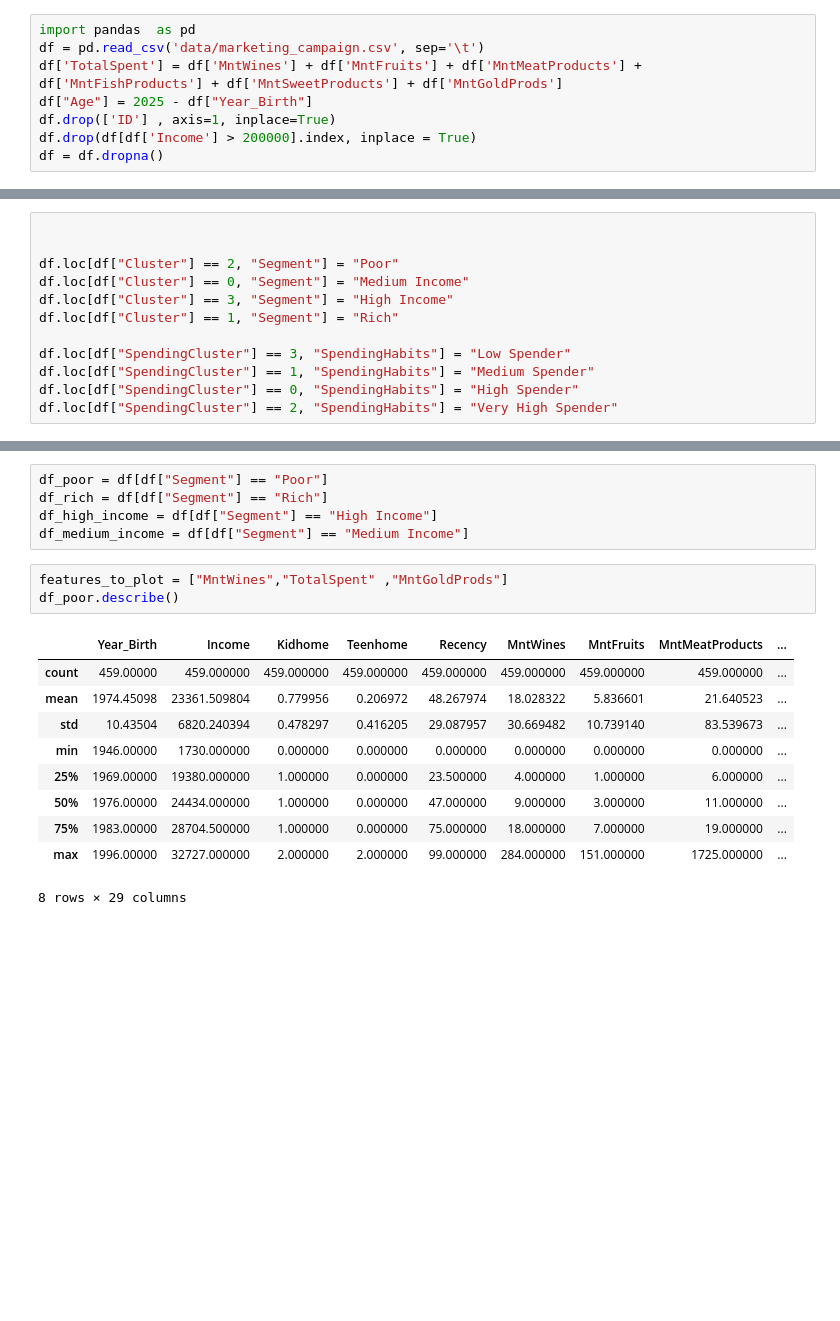
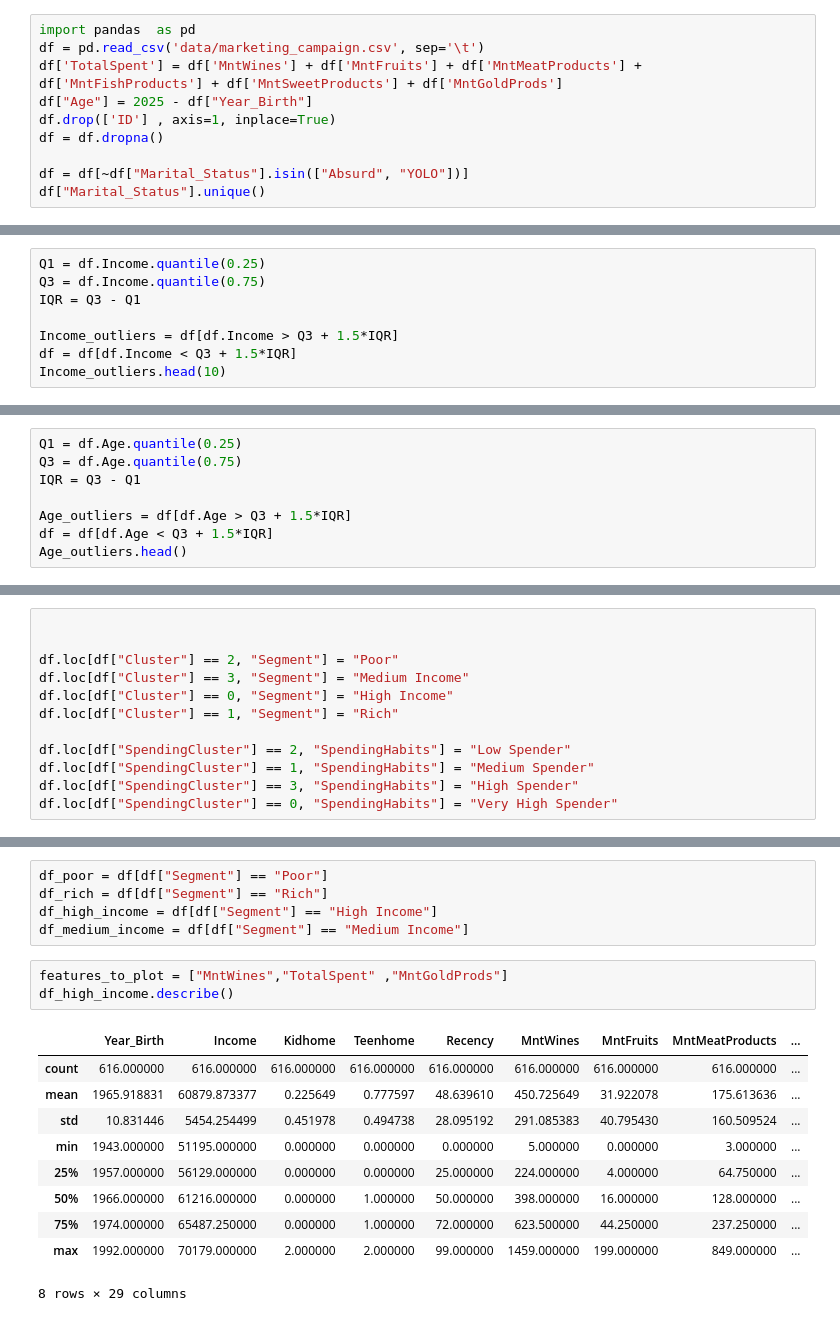
Before and after one commit to joojaa7/dataK-koneO, a Jupyter notebook: Project/project.ipynb, the cells around one changed output, grey strips where cells are left out. Cells and saved outputs as stored; diff of their text form; blank space fills up the shorter version.

```diff
--- a/Project/project.ipynb
+++ b/Project/project.ipynb
@@ -11,5 +11,7 @@ df = pd.read_csv('data/marketing_campaign.csv', sep='\t')
 df['TotalSpent'] = df['MntWines'] + df['MntFruits'] + df['MntMeatProducts'] + df['MntFishProducts'] + df['MntSweetProducts'] + df['MntGoldProds']
 df["Age"] = 2025 - df["Year_Birth"]
 df.drop(['ID'] , axis=1, inplace=True)
-df.drop(df[df['Income'] > 200000].index, inplace = True)
 df = df.dropna()
+
+df = df[~df["Marital_Status"].isin(["Absurd", "YOLO"])]
+df["Marital_Status"].unique()
@@ -15,0 +21,8 @@ df = df.dropna()
+# %%
+Q1 = df.Income.quantile(0.25)
+Q3 = df.Income.quantile(0.75)
+IQR = Q3 - Q1
+
+Income_outliers = df[df.Income > Q3 + 1.5*IQR]
+df = df[df.Income < Q3 + 1.5*IQR]
+Income_outliers.head(10)
@@ -15,0 +40,8 @@ df = df.dropna()
+# %%
+Q1 = df.Age.quantile(0.25)
+Q3 = df.Age.quantile(0.75)
+IQR = Q3 - Q1
+
+Age_outliers = df[df.Age > Q3 + 1.5*IQR]
+df = df[df.Age < Q3 + 1.5*IQR]
+Age_outliers.head()
@@ -139,14 +192,14 @@ Name: TotalSpent, dtype: float64
 
 
 df.loc[df["Cluster"] == 2, "Segment"] = "Poor"
-df.loc[df["Cluster"] == 0, "Segment"] = "Medium Income"
-df.loc[df["Cluster"] == 3, "Segment"] = "High Income"
+df.loc[df["Cluster"] == 3, "Segment"] = "Medium Income"
+df.loc[df["Cluster"] == 0, "Segment"] = "High Income"
 df.loc[df["Cluster"] == 1, "Segment"] = "Rich"
 
-df.loc[df["SpendingCluster"] == 3, "SpendingHabits"] = "Low Spender"
+df.loc[df["SpendingCluster"] == 2, "SpendingHabits"] = "Low Spender"
 df.loc[df["SpendingCluster"] == 1, "SpendingHabits"] = "Medium Spender"
-df.loc[df["SpendingCluster"] == 0, "SpendingHabits"] = "High Spender"
-df.loc[df["SpendingCluster"] == 2, "SpendingHabits"] = "Very High Spender"
+df.loc[df["SpendingCluster"] == 3, "SpendingHabits"] = "High Spender"
+df.loc[df["SpendingCluster"] == 0, "SpendingHabits"] = "Very High Spender"
 # %%
 df
 # %% [output]
@@ -170,17 +223,17 @@ df_high_income = df[df["Segment"] == "High Income"]
 df_medium_income = df[df["Segment"] == "Medium Income"]
 # %%
 features_to_plot = ["MntWines","TotalSpent" ,"MntGoldProds"]
-df_poor.describe()
+df_high_income.describe()
 # %% [output]
 |  | Year_Birth | Income | Kidhome | Teenhome | Recency | MntWines | MntFruits | MntMeatProducts | ... |
-| count | 459.00000 | 459.000000 | 459.000000 | 459.000000 | 459.000000 | 459.000000 | 459.000000 | 459.000000 | ... |
-| mean | 1974.45098 | 23361.509804 | 0.779956 | 0.206972 | 48.267974 | 18.028322 | 5.836601 | 21.640523 | ... |
-| std | 10.43504 | 6820.240394 | 0.478297 | 0.416205 | 29.087957 | 30.669482 | 10.739140 | 83.539673 | ... |
-| min | 1946.00000 | 1730.000000 | 0.000000 | 0.000000 | 0.000000 | 0.000000 | 0.000000 | 0.000000 | ... |
-| 25% | 1969.00000 | 19380.000000 | 1.000000 | 0.000000 | 23.500000 | 4.000000 | 1.000000 | 6.000000 | ... |
-| 50% | 1976.00000 | 24434.000000 | 1.000000 | 0.000000 | 47.000000 | 9.000000 | 3.000000 | 11.000000 | ... |
-| 75% | 1983.00000 | 28704.500000 | 1.000000 | 0.000000 | 75.000000 | 18.000000 | 7.000000 | 19.000000 | ... |
-| max | 1996.00000 | 32727.000000 | 2.000000 | 2.000000 | 99.000000 | 284.000000 | 151.000000 | 1725.000000 | ... |
+| count | 616.000000 | 616.000000 | 616.000000 | 616.000000 | 616.000000 | 616.000000 | 616.000000 | 616.000000 | ... |
+| mean | 1965.918831 | 60879.873377 | 0.225649 | 0.777597 | 48.639610 | 450.725649 | 31.922078 | 175.613636 | ... |
+| std | 10.831446 | 5454.254499 | 0.451978 | 0.494738 | 28.095192 | 291.085383 | 40.795430 | 160.509524 | ... |
+| min | 1943.000000 | 51195.000000 | 0.000000 | 0.000000 | 0.000000 | 5.000000 | 0.000000 | 3.000000 | ... |
+| 25% | 1957.000000 | 56129.000000 | 0.000000 | 0.000000 | 25.000000 | 224.000000 | 4.000000 | 64.750000 | ... |
+| 50% | 1966.000000 | 61216.000000 | 0.000000 | 1.000000 | 50.000000 | 398.000000 | 16.000000 | 128.000000 | ... |
+| 75% | 1974.000000 | 65487.250000 | 0.000000 | 1.000000 | 72.000000 | 623.500000 | 44.250000 | 237.250000 | ... |
+| max | 1992.000000 | 70179.000000 | 2.000000 | 2.000000 | 99.000000 | 1459.000000 | 199.000000 | 849.000000 | ... |
 8 rows × 29 columns
 # %%
 df_rich.describe()
```
Also changed, not shown: parts of 18 cells of this notebook.
